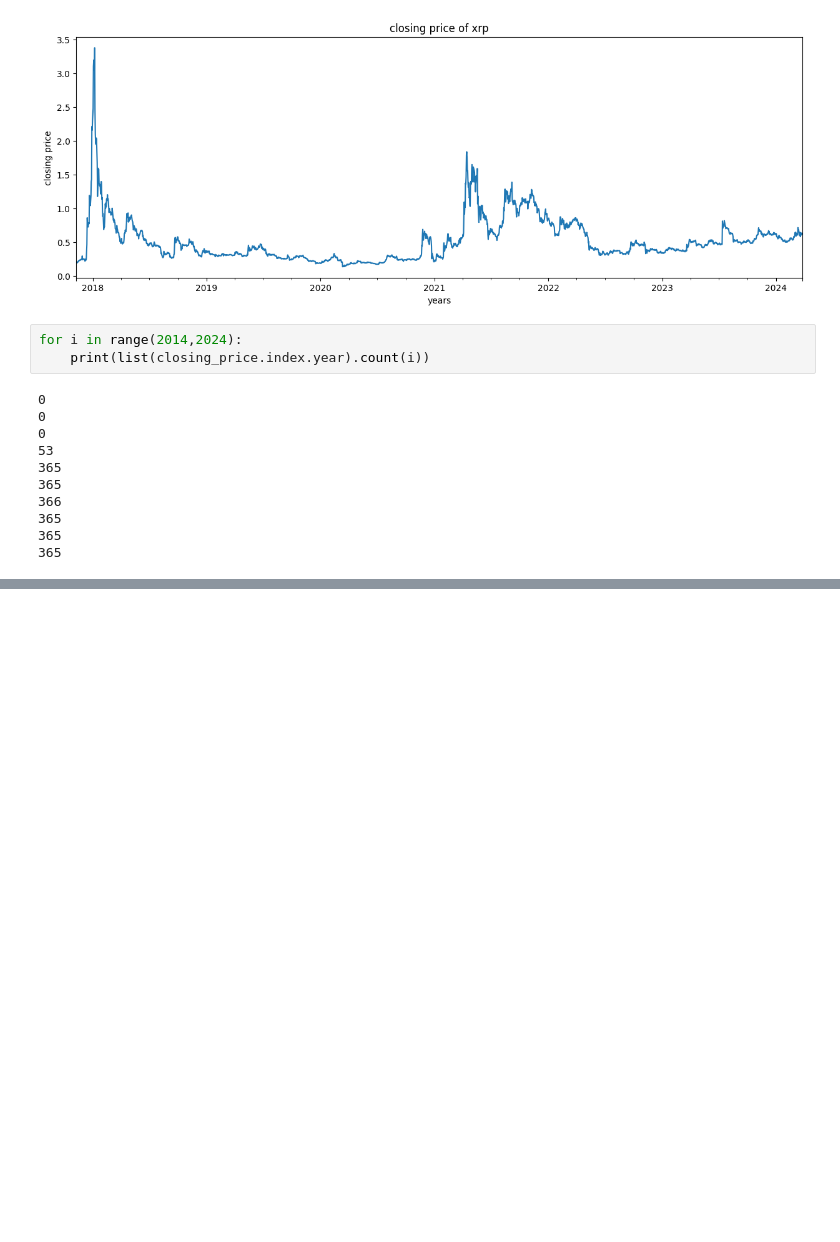
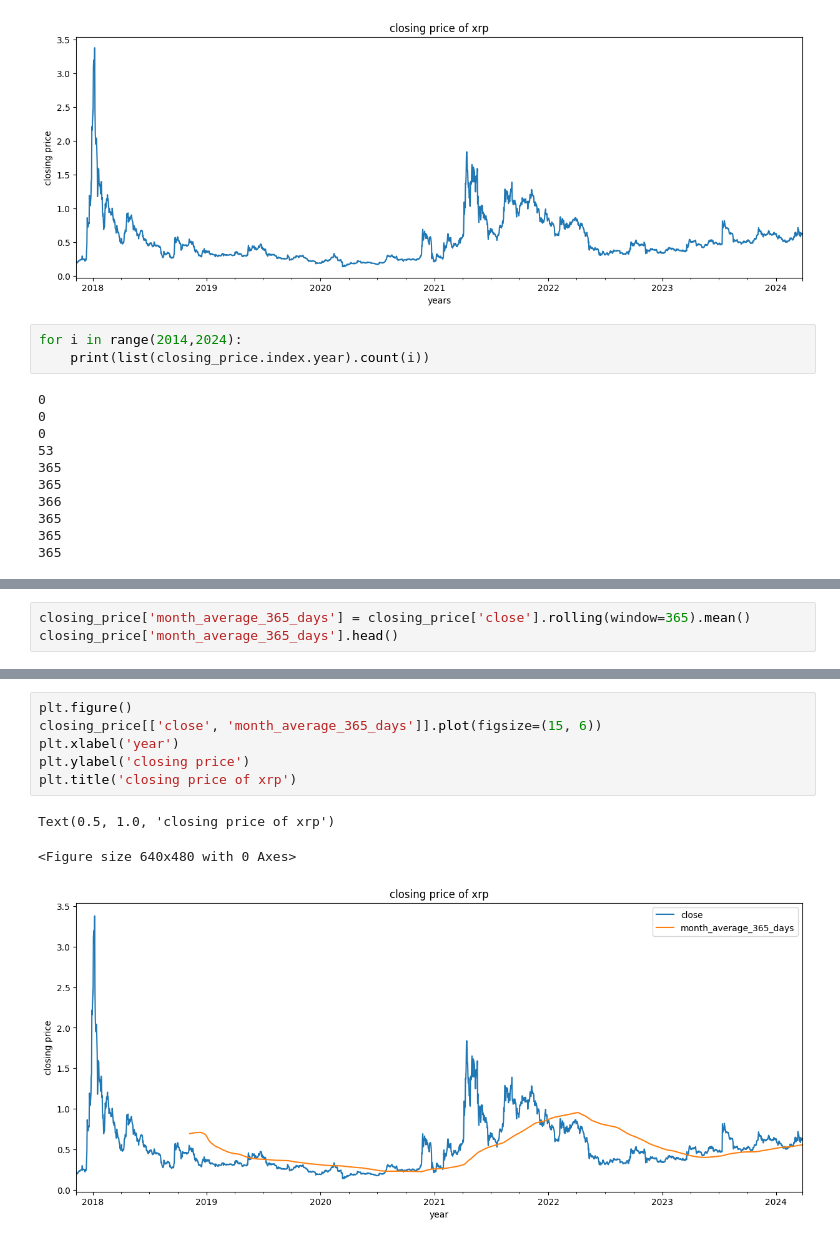
Before and after one commit to aivarasmink/ptu20_ml_reinforcement, a Jupyter notebook: ripple_prices_prediction_02/ripple.ipynb, the cells around one changed output, grey strips where cells are left out. Drawn from its saved outputs; the diff is of its cells as text; blank space fills up the shorter version.

```diff
--- a/ripple_prices_prediction_02/ripple.ipynb
+++ b/ripple_prices_prediction_02/ripple.ipynb
@@ -118,0 +121,3 @@ for i in range(2014,2024):
+# %%
+closing_price['month_average_365_days'] = closing_price['close'].rolling(window=365).mean()
+closing_price['month_average_365_days'].head()
@@ -118,0 +137,10 @@ for i in range(2014,2024):
+# %%
+plt.figure()
+closing_price[['close', 'month_average_365_days']].plot(figsize=(15, 6))
+plt.xlabel('year')
+plt.ylabel('closing price')
+plt.title('closing price of xrp')
+# %% [output]
+Text(0.5, 1.0, 'closing price of xrp')
+<Figure size 640x480 with 0 Axes>
+[figure, added]
```
Also changed, not shown: parts of 8 cells of this notebook.
